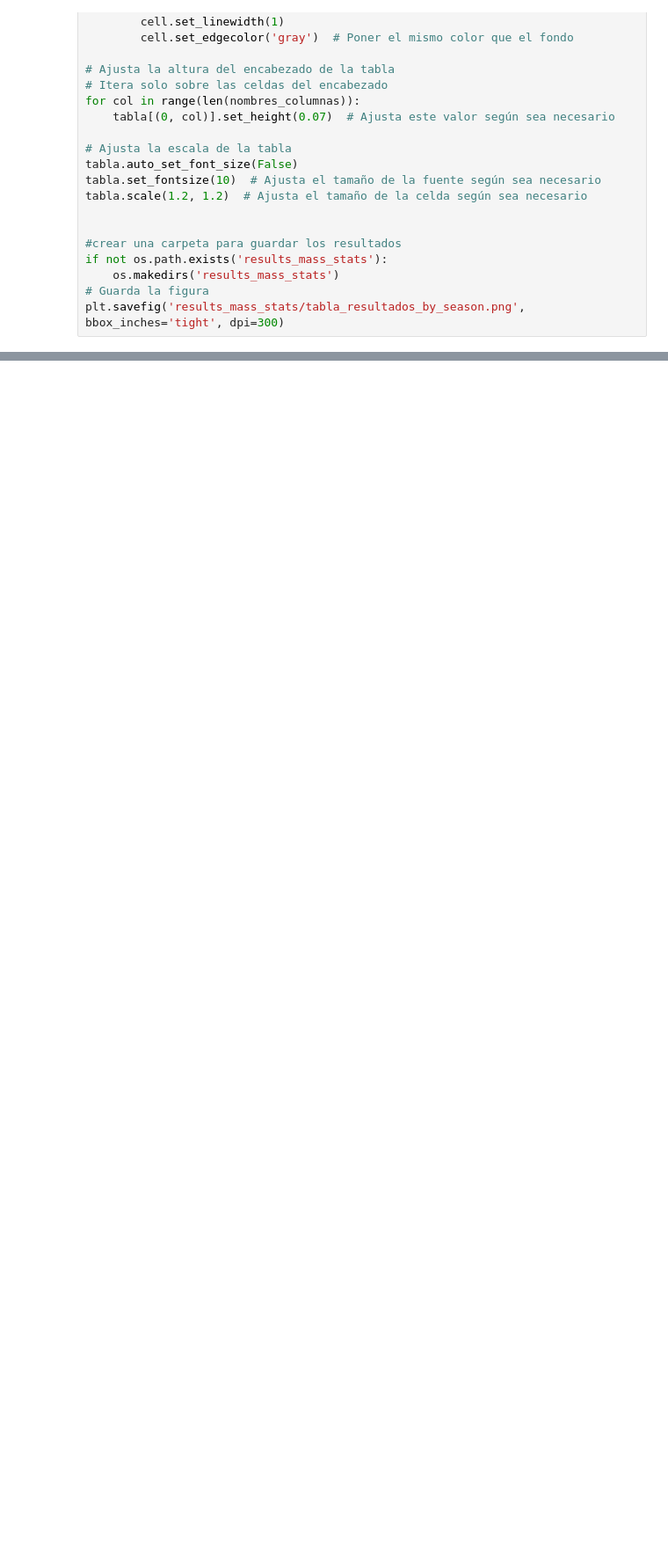
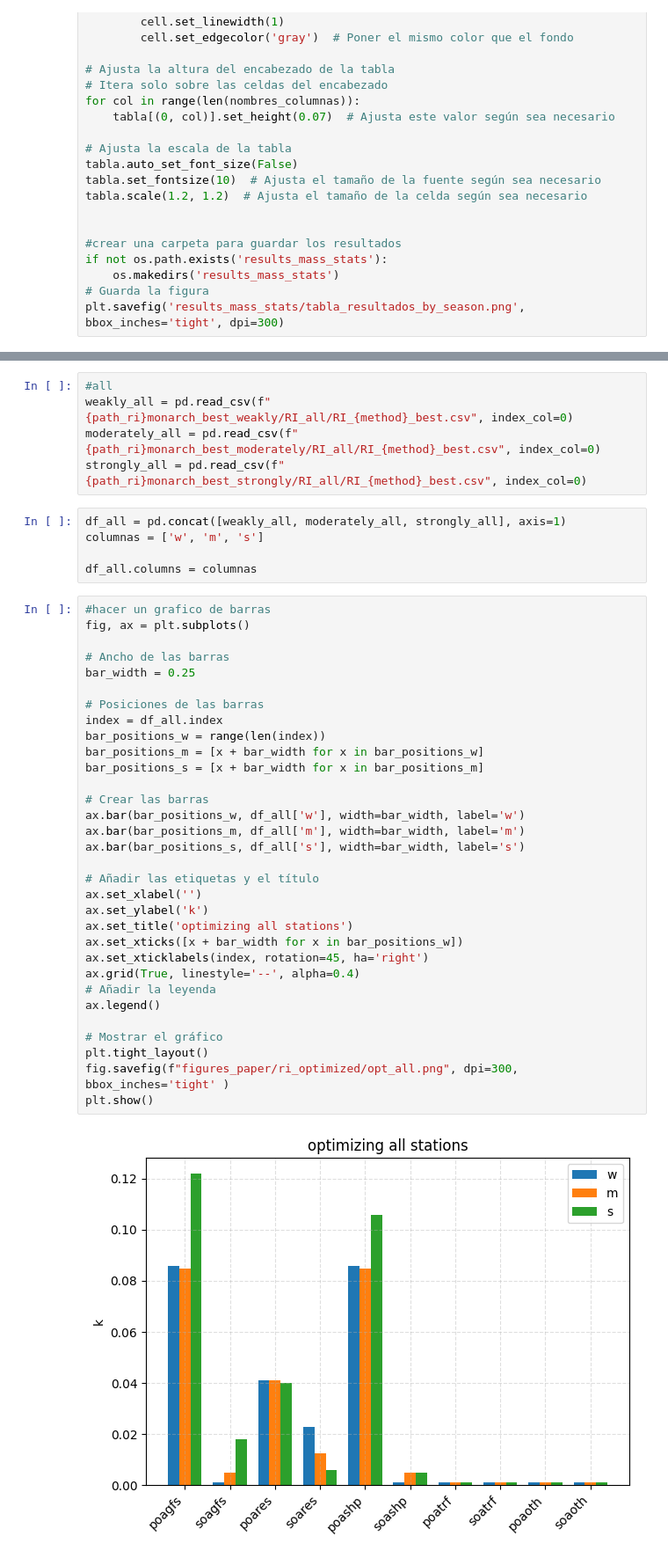
Before and after one commit to hectornav/Tool4BrC, a Jupyter notebook: paper_plots.ipynb, the cells around one changed output, grey strips where cells are left out. Shown at 88% size. Drawn from its saved outputs; the diff is of its cells as text; blank space fills up the shorter version.

```diff
--- a/paper_plots.ipynb
+++ b/paper_plots.ipynb
@@ -974,0 +1379,44 @@ plt.savefig('results_mass_stats/tabla_resultados_by_season.png', bbox_inches='ti
+# %%
+#all
+weakly_all = pd.read_csv(f"{path_ri}monarch_best_weakly/RI_all/RI_{method}_best.csv", index_col=0)
+moderately_all = pd.read_csv(f"{path_ri}monarch_best_moderately/RI_all/RI_{method}_best.csv", index_col=0)
+strongly_all = pd.read_csv(f"{path_ri}monarch_best_strongly/RI_all/RI_{method}_best.csv", index_col=0)
+# %%
+df_all = pd.concat([weakly_all, moderately_all, strongly_all], axis=1)
+columnas = ['w', 'm', 's']
+
+df_all.columns = columnas
+# %%
+#hacer un grafico de barras
+fig, ax = plt.subplots()
+
+# Ancho de las barras
+bar_width = 0.25
+
+# Posiciones de las barras
+index = df_all.index
+bar_positions_w = range(len(index))
+bar_positions_m = [x + bar_width for x in bar_positions_w]
+bar_positions_s = [x + bar_width for x in bar_positions_m]
+
+# Crear las barras
+ax.bar(bar_positions_w, df_all['w'], width=bar_width, label='w')
+ax.bar(bar_positions_m, df_all['m'], width=bar_width, label='m')
+ax.bar(bar_positions_s, df_all['s'], width=bar_width, label='s')
+
+# Añadir las etiquetas y el título
+ax.set_xlabel('')
+ax.set_ylabel('k')
+ax.set_title('optimizing all stations')
+ax.set_xticks([x + bar_width for x in bar_positions_w])
+ax.set_xticklabels(index, rotation=45, ha='right')
+ax.grid(True, linestyle='--', alpha=0.4)
+# Añadir la leyenda
+ax.legend()
+
+# Mostrar el gráfico
+plt.tight_layout()
+fig.savefig(f"figures_paper/ri_optimized/opt_all.png", dpi=300, bbox_inches='tight' )
+plt.show()
+# %% [output]
+[figure, added]
```
Also changed, not shown: parts of 24 cells of this notebook, 29 other files.
